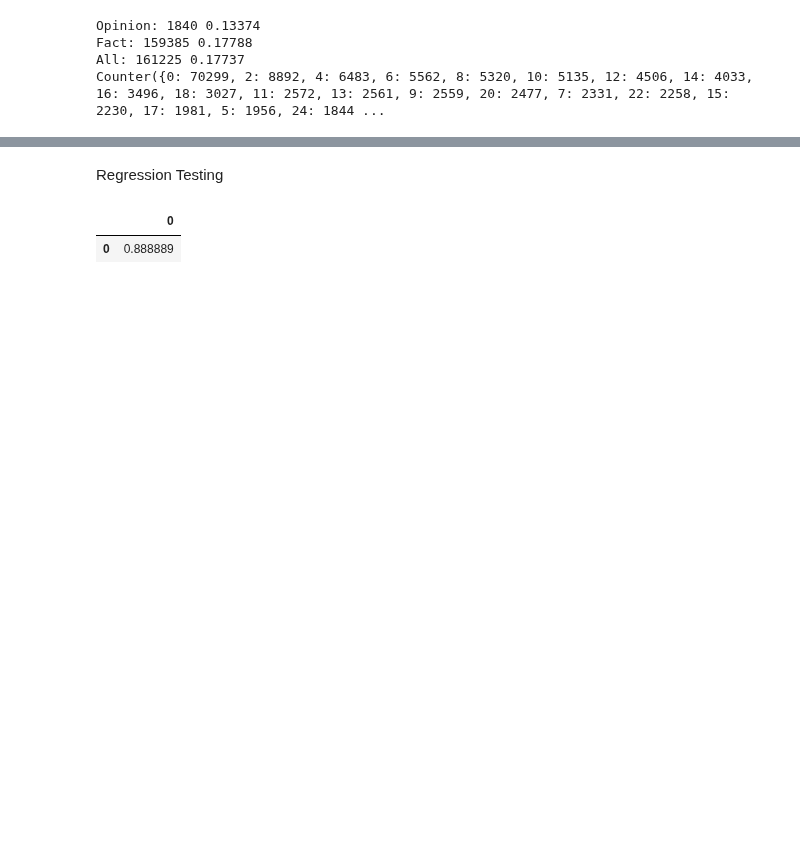
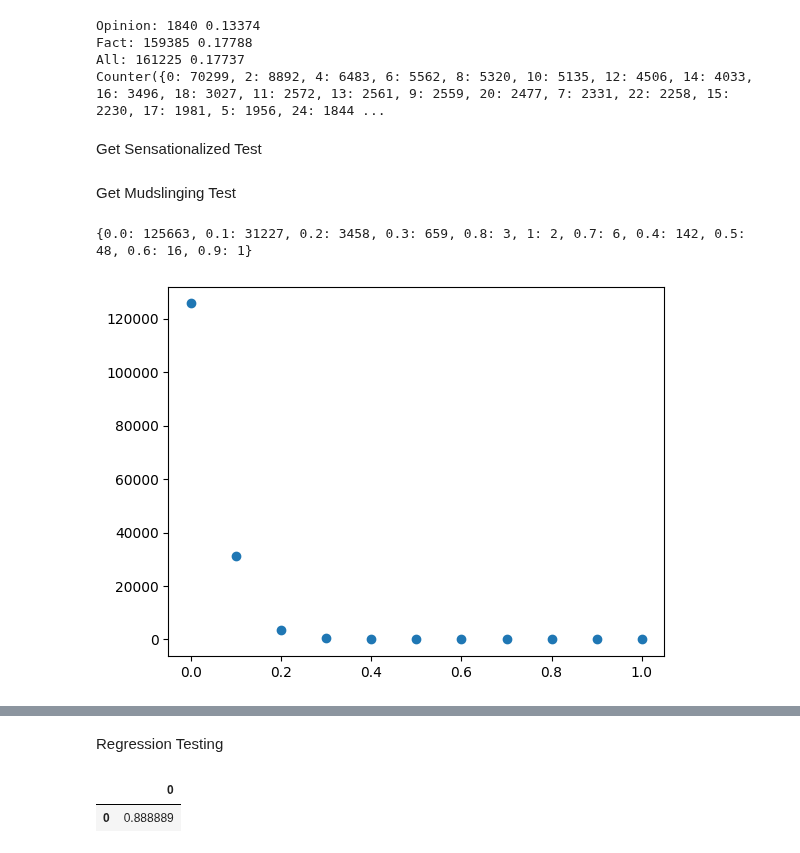
Before and after one commit to TobyBritton1/NewsBiasMapping, a Jupyter notebook: DataAnalysis.ipynb, the cells around one changed output, grey strips where cells are left out. Saved outputs shown, nothing was run; the diff lists cells and outputs as text; code cells hidden in the pictures; blank space fills up the shorter version.

Commit message:
changed sentiment and built mudslinging

```diff
--- a/DataAnalysis.ipynb
+++ b/DataAnalysis.ipynb
@@ -55,12 +62,12 @@ total = 0
 opp = []
 o = articles[articles['categories'].str.contains('opinion')].reset_index(drop=True)
 for i in range(len(o)):
-    factBased,_,_ = getFactBased(o.at[i,'body'])
+    quoteBased,_,_ = getQuoteBased(o.at[i,'body'])
     # print(ob.at[i,'body'])
-    # print(factBased)
+    # print(quoteBased)
     count += 1
-    total += factBased
-    opp.append(factBased)
+    total += quoteBased
+    opp.append(quoteBased)
 print('Opinion:',count, round(total/count,5))
 
 count = 0
@@ -68,12 +75,12 @@ total = 0
 fac = []
 f = articles[~articles['categories'].str.contains('opinion')].reset_index(drop=True)
 for i in range(len(f)):
-    factBased,_,_ = getFactBased(f.at[i,'body'])
+    quoteBased,_,_ = getQuoteBased(f.at[i,'body'])
     # print(fb.at[i,'body'])
-    # print(factBased)
+    # print(quoteBased)
     count += 1
-    total += factBased
-    fac.append(factBased)
+    total += quoteBased
+    fac.append(quoteBased)
 print('Fact:',count, round(total/count,5))
 
 count = 0
@@ -81,12 +88,12 @@ total = 0
 all = []
 quotes = []
 for i in range(len(articles)):
-    factBased,quote,_ = getFactBased(articles.at[i,'body'])
+    quoteBased,quote,_ = getQuoteBased(articles.at[i,'body'])
     # print(fb.at[i,'body'])
-    # print(factBased)
+    # print(quoteBased)
     count += 1
-    total += factBased
-    all.append(factBased)
+    total += quoteBased
+    all.append(quoteBased)
     quotes.append(quote)
 print('All:',count, round(total/count,5))
 print(Counter(quotes))
@@ -95,3 +102,31 @@ Opinion: 1840 0.13374
 Fact: 159385 0.17788
 All: 161225 0.17737
 Counter({0: 70299, 2: 8892, 4: 6483, 6: 5562, 8: 5320, 10: 5135, 12: 4506, 14: 4033, 16: 3496, 18: 3027, 11: 2572, 13: 2561, 9: 2559, 20: 2477, 7: 2331, 22: 2258, 15: 2230, 17: 1981, 5: 1956, 24: 1844 ...
+# %% [markdown]
+Get Sensationalized Test
+# %%
+sensationalized = []
+for i in range(len(articles)):
+    score = getSensationalized(articles.at[i,'body'])
+    sensationalized.append(score)
+# %% [markdown]
+Get Mudslinging Test
+# %%
+mudslinging = []
+for i in range(len(articles)):
+    score = getMudslinging(articles.at[i,'body'])
+    mudslinging.append(score)
+# %%
+grouped = {}
+for score in sensationalized:
+    try:
+        grouped[round(score,1)] += 1
+    except:
+        grouped[round(score,1)] = 1
+
+print(grouped)
+plt.scatter(*zip(*grouped.items()))
+plt.show()
+# %% [output]
+{0.0: 125663, 0.1: 31227, 0.2: 3458, 0.3: 659, 0.8: 3, 1: 2, 0.7: 6, 0.4: 142, 0.5: 48, 0.6: 16, 0.9: 1}
+[figure, added]
```
Also changed, not shown: parts of 11 cells of this notebook, 3 other files.
